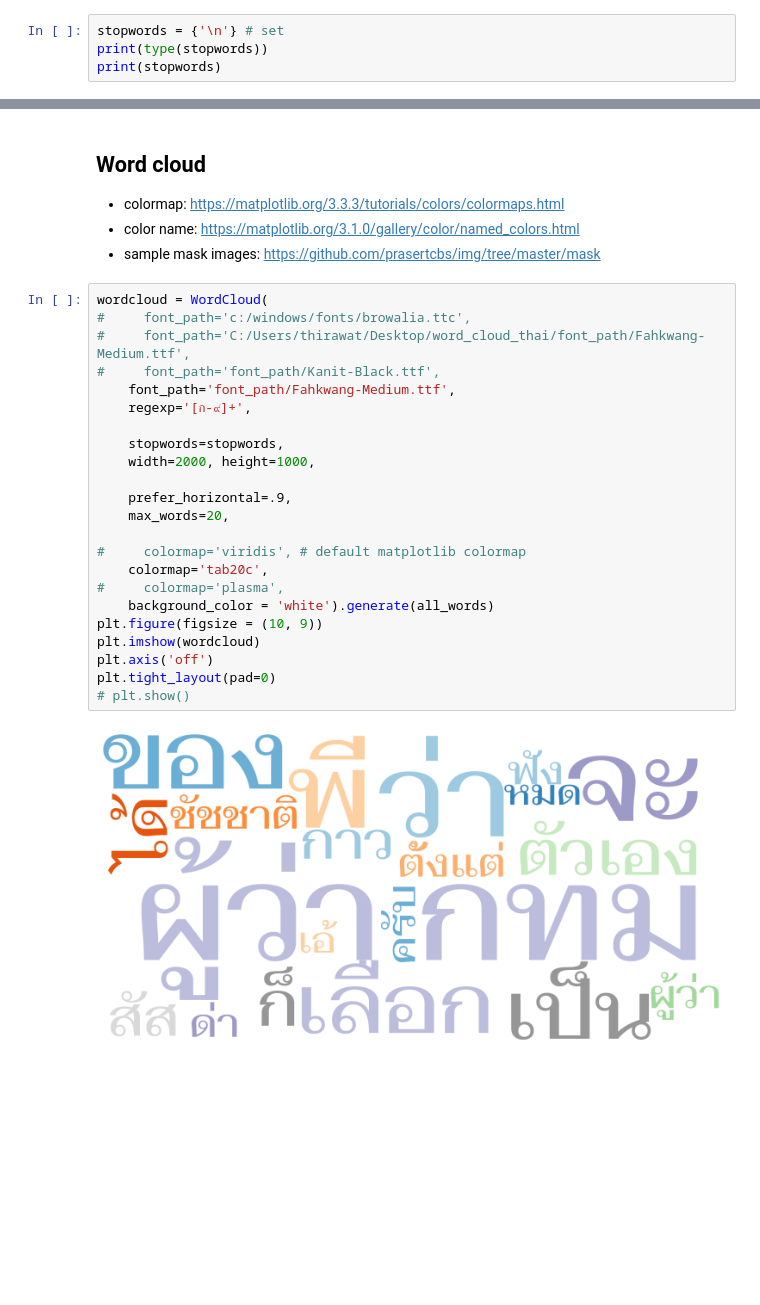
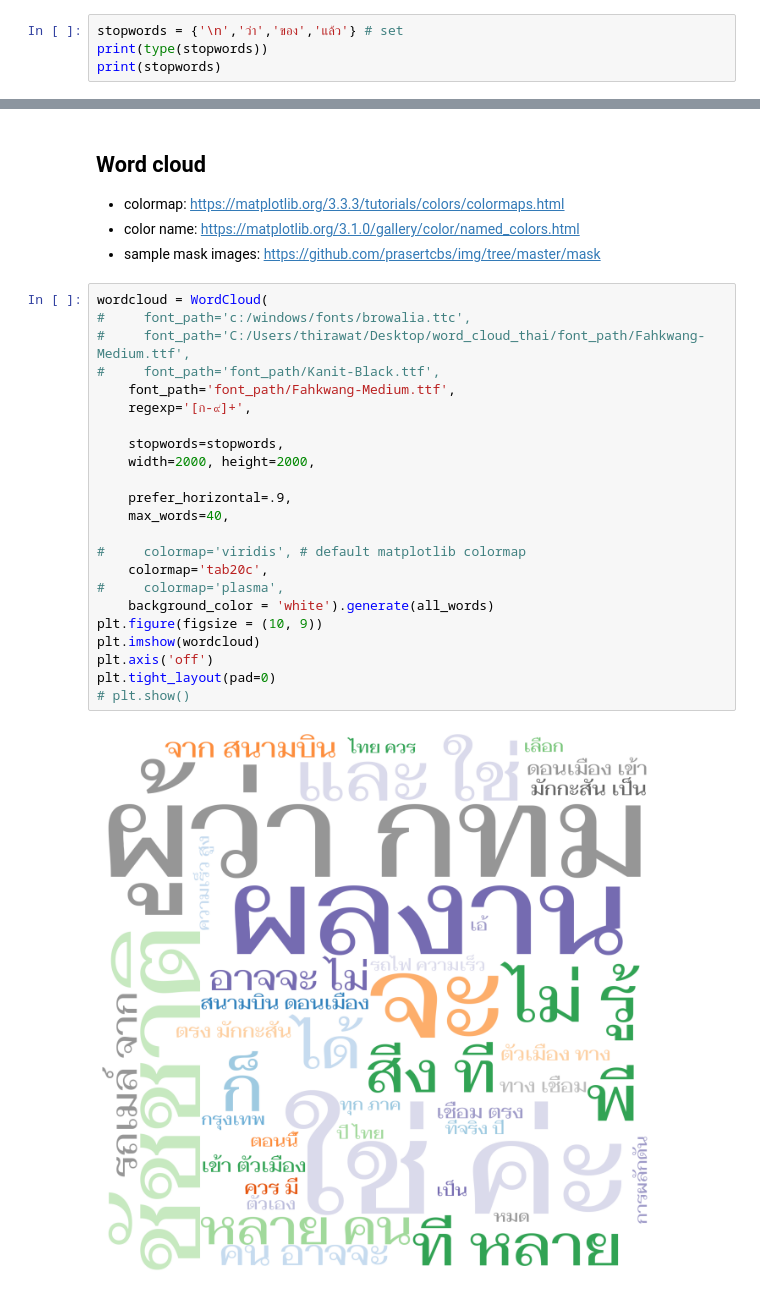
Before and after one commit to thirawat69/Word-Cloud-Thai, a Jupyter notebook: collectData.ipynb, the cells around one changed output, grey strips where cells are left out. Drawn from its saved outputs; the diff is of its cells as text; blank space fills up the shorter version.

```diff
--- a/collectData.ipynb
+++ b/collectData.ipynb
@@ -293,7 +312,7 @@ all_words[:500]
 ### stop word
 คำคือที่เราไม่ต้องการเอา
 # %%
-stopwords = {'\n'} # set
+stopwords = {'\n','ว่า','ของ','แล้ว'} # set
 print(type(stopwords))
 print(stopwords)
 # %% [output]
@@ -307,25 +326,25 @@ print(stopwords)
 # %%
 wordcloud = WordCloud(
 #     font_path='c:/windows/fonts/browalia.ttc',
 #     font_path='C:/Users/thirawat/Desktop/word_cloud_thai/font_path/Fahkwang-Medium.ttf',
 #     font_path='font_path/Kanit-Black.ttf',
     font_path='font_path/Fahkwang-Medium.ttf',
     regexp='[ก-๙]+',
 
     stopwords=stopwords,
-    width=2000, height=1000,
+    width=2000, height=2000,
 
     prefer_horizontal=.9,
-    max_words=20,
+    max_words=40,
 
 #     colormap='viridis', # default matplotlib colormap
     colormap='tab20c',
 #     colormap='plasma',
     background_color = 'white').generate(all_words)
 plt.figure(figsize = (10, 9))
 plt.imshow(wordcloud)
 plt.axis('off')
 plt.tight_layout(pad=0)
 # plt.show()
 # %% [output]
-[figure, old version]
+[figure, new version]
```
Also changed, not shown: parts of 8 cells of this notebook.
